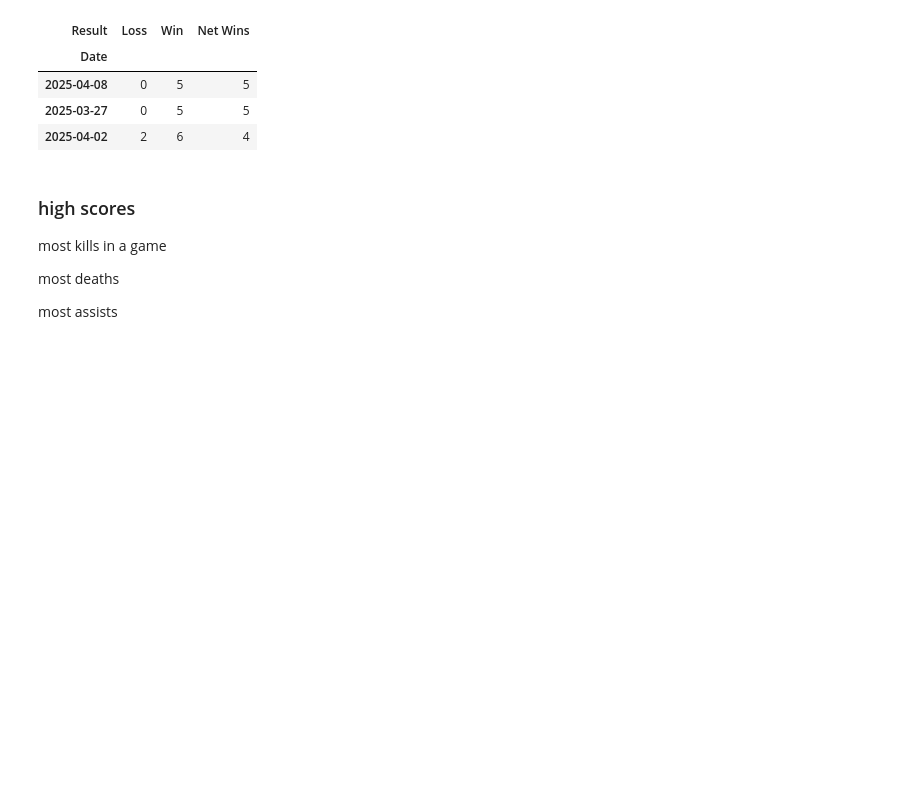
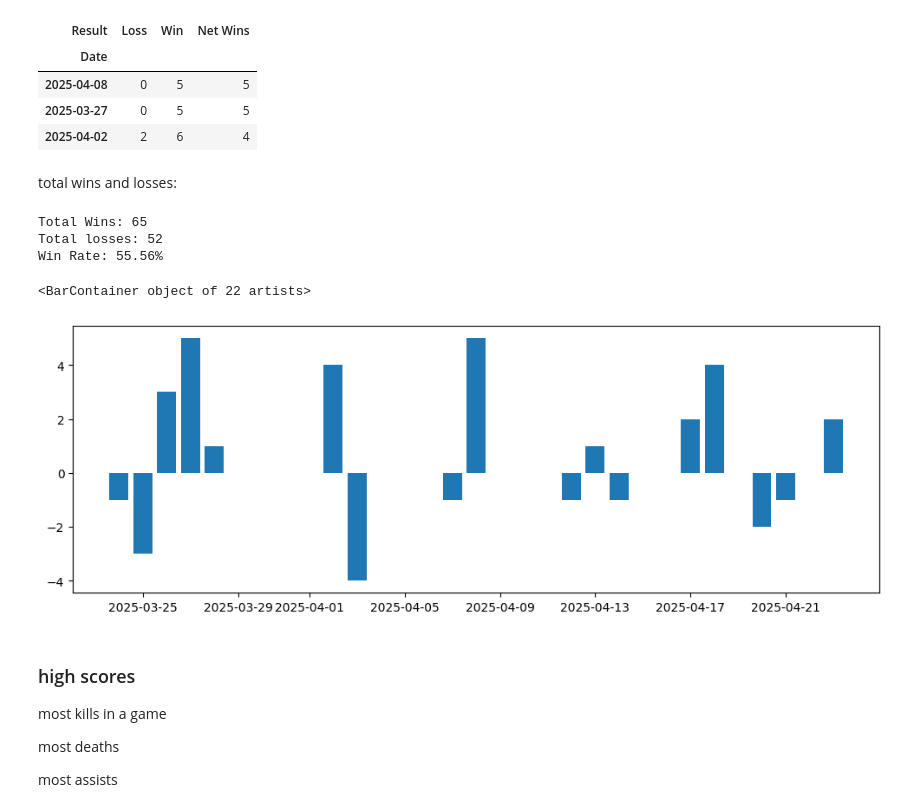
Before and after one commit to Nickeniklas/TrackLockScraper, a Jupyter notebook: tracklock.ipynb, the cells around one changed output. Cells and saved outputs as stored; diff of their text form; code cells hidden in the pictures; blank space fills up the shorter version.

Commit message:
total wins, losses, and winrate calculation

```diff
--- a/tracklock.ipynb
+++ b/tracklock.ipynb
@@ -454,13 +465,40 @@ plt.show()
 # %% [markdown]
 top 3 days by net wins
 # %%
-daily_stats.sort_values(by='Net Wins' ,ascending=False).head(3)
+netWins = daily_stats.sort_values(by='Net Wins' ,ascending=False)
+netWins.head(3)
 # %% [output]
 | Result | Loss | Win | Net Wins |
 | Date |  |  |  |
 | 2025-04-08 | 0 | 5 | 5 |
 | 2025-03-27 | 0 | 5 | 5 |
 | 2025-04-02 | 2 | 6 | 4 |
+# %% [markdown]
+total wins and losses:
+# %%
+# wins
+totalWins = daily_stats['Win'].sum()
+print("Total Wins:", totalWins)
+
+# losses
+totalLosses = daily_stats['Loss'].sum()
+print("Total losses:", totalLosses)
+
+# win ratio
+totalGames = len(df30)
+winRatio = (totalWins / totalGames) * 100
+print(f"Win Rate: {winRatio:.2f}%")
+# %% [output]
+Total Wins: 65
+Total losses: 52
+Win Rate: 55.56%
+# %%
+plt.figure(figsize=(12,4))
+plt.bar(netWins.index, netWins['Net Wins'])
+plt.gca().set(title='Daily Net Wins (Wins - Losses)', xlabel='Date', ylabel='Net Wins')
+# %% [output]
+<BarContainer object of 22 artists>
+[figure, added]
 # %% [markdown]
 ### high scores
 
```
Also changed, not shown: parts of 2 cells of this notebook.
